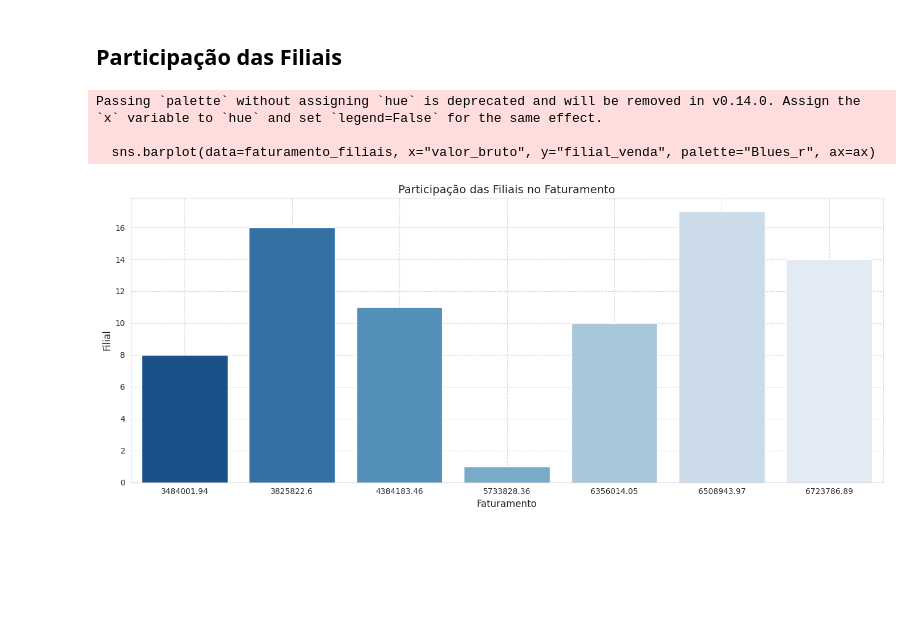
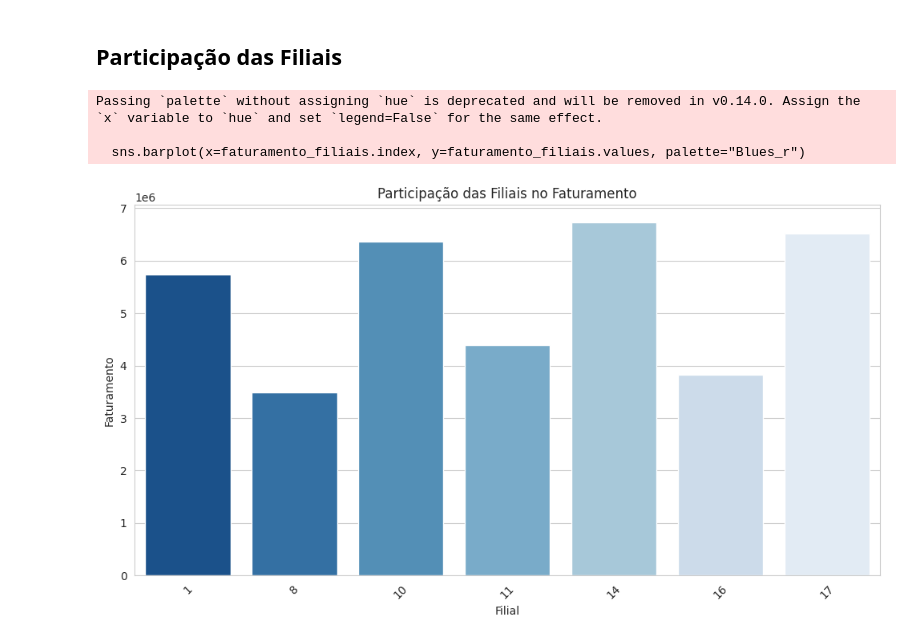
Before and after one commit to brenoo-luiz/EQUALS, a Jupyter notebook: src/curva.ipynb, the cells around one changed output. Cells and saved outputs as stored; diff of their text form; code cells hidden in the pictures; blank space fills up the shorter version.

```diff
--- a/src/curva.ipynb
+++ b/src/curva.ipynb
@@ -70,19 +70,17 @@ plt.show()
 # %% [markdown]
 ## Participação das Filiais
 # %%
-faturamento_filiais = df.groupby("filial_venda")["valor_bruto"].sum().reset_index()
-faturamento_filiais = faturamento_filiais.sort_values(by="valor_bruto", ascending=True)
+faturamento_filiais = df.groupby("filial_venda")["valor_bruto"].sum().sort_values(ascending=False)
 
-fig, ax = plt.subplots(figsize=(14, 6))
-sns.barplot(data=faturamento_filiais, x="valor_bruto", y="filial_venda", palette="Blues_r", ax=ax)
-ax.set_title("Participação das Filiais no Faturamento", fontsize=14)
-ax.set_xlabel("Faturamento", fontsize=12)
-ax.set_ylabel("Filial", fontsize=12)
-ax.grid(True, linestyle="--", alpha=0.7)
-plt.tight_layout()
+plt.figure(figsize=(12, 6))
+sns.barplot(x=faturamento_filiais.index, y=faturamento_filiais.values, palette="Blues_r")
+plt.title("Participação das Filiais no Faturamento")
+plt.xlabel("Filial")
+plt.ylabel("Faturamento")
+plt.xticks(rotation=45)
 plt.show()
 # %% [output]
 Passing `palette` without assigning `hue` is deprecated and will be removed in v0.14.0. Assign the `x` variable to `hue` and set `legend=False` for the same effect.
 
-  sns.barplot(data=faturamento_filiais, x="valor_bruto", y="filial_venda", palette="Blues_r", ax=ax)
+  sns.barplot(x=faturamento_filiais.index, y=faturamento_filiais.values, palette="Blues_r")
-[figure, old version]
+[figure, new version]
```
Also changed, not shown: parts of 2 cells of this notebook.
